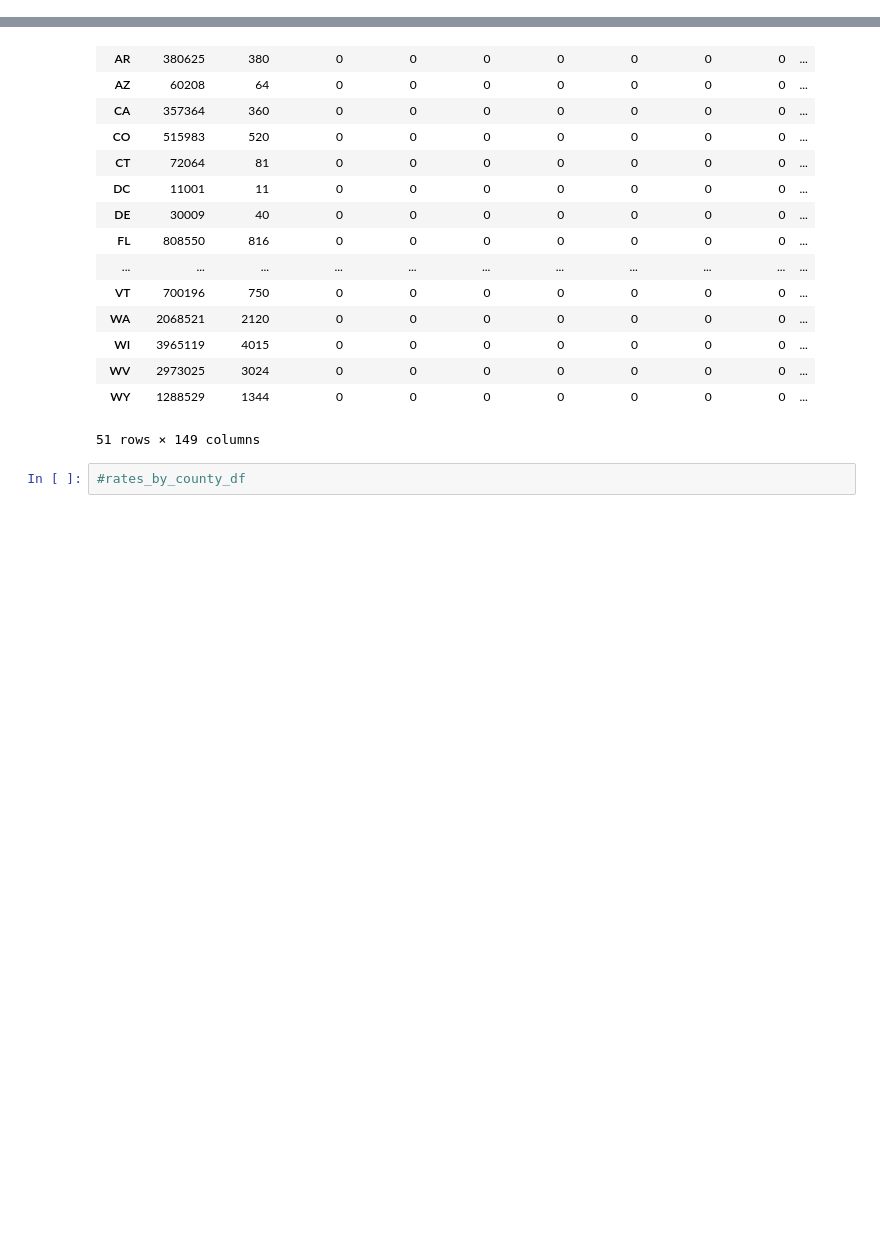
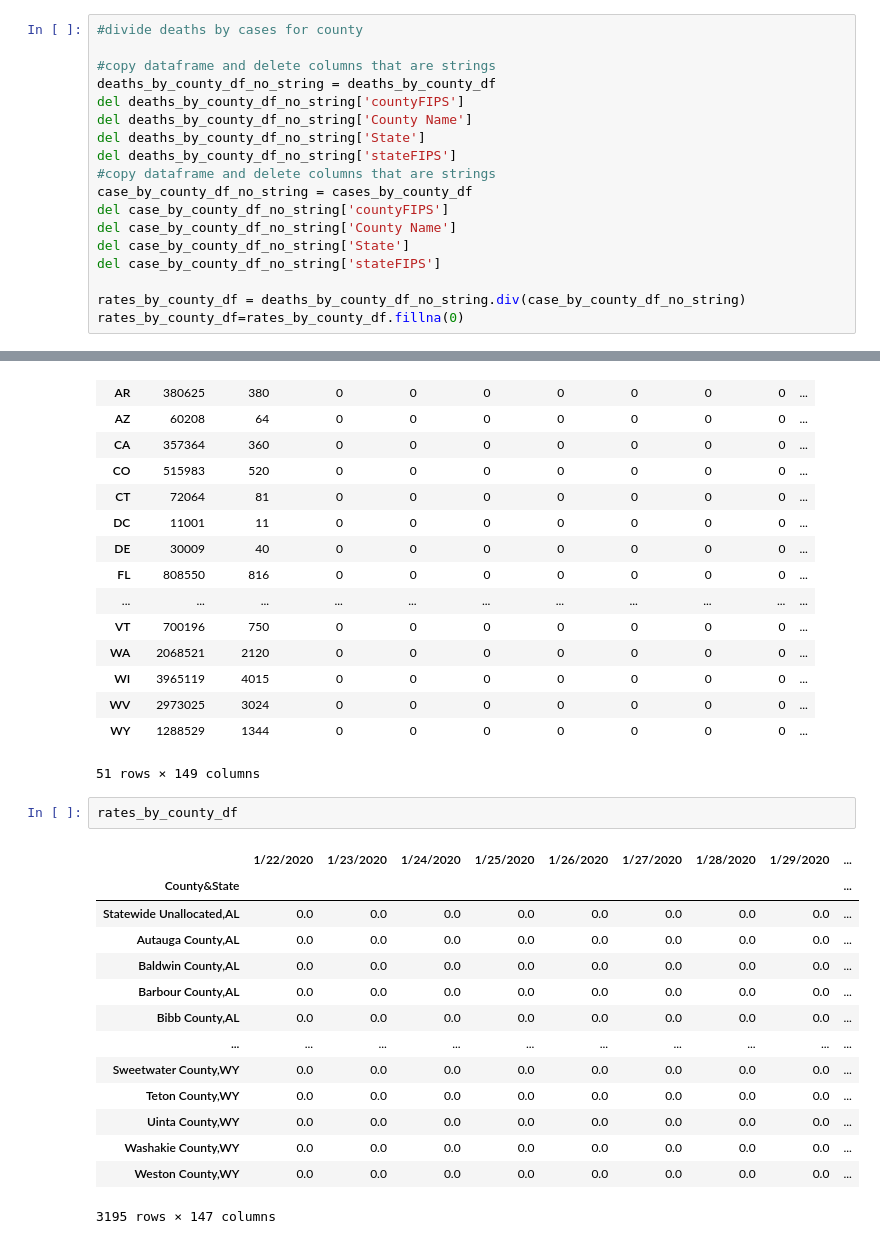
Before and after one commit to lewisaaronpaul/Project01_COVID-19_Analysis_TeamCool, a Jupyter notebook: initial_analysis.ipynb, the cells around one changed output, grey strips where cells are left out. Cells and saved outputs as stored; diff of their text form; blank space fills up the shorter version.

```diff
--- a/initial_analysis.ipynb
+++ b/initial_analysis.ipynb
@@ -82,3 +89,21 @@ rates_by_state_df = deaths_by_state_df.div(cases_by_state_df)
+# %%
+#divide deaths by cases for county
+
+#copy dataframe and delete columns that are strings
+deaths_by_county_df_no_string = deaths_by_county_df
+del deaths_by_county_df_no_string['countyFIPS']
+del deaths_by_county_df_no_string['County Name']
+del deaths_by_county_df_no_string['State']
+del deaths_by_county_df_no_string['stateFIPS']
+#copy dataframe and delete columns that are strings
+case_by_county_df_no_string = cases_by_county_df
+del case_by_county_df_no_string['countyFIPS']
+del case_by_county_df_no_string['County Name']
+del case_by_county_df_no_string['State']
+del case_by_county_df_no_string['stateFIPS']
+
+rates_by_county_df = deaths_by_county_df_no_string.div(case_by_county_df_no_string)
+rates_by_county_df=rates_by_county_df.fillna(0)
 # %%
 #export to csv
 #1. cases_by_county_df: confirmed cases by county, by day from 1/22/20 to 6/15/20, including a column for country population.
@@ -173,8 +198,23 @@ deaths_by_state_df
 | WV | 2973025 | 3024 | 0 | 0 | 0 | 0 | 0 | 0 | 0 | ... |
 | WY | 1288529 | 1344 | 0 | 0 | 0 | 0 | 0 | 0 | 0 | ... |
 51 rows × 149 columns
-# %%
-#rates_by_county_df
+# %%
+rates_by_county_df
+# %% [output]
+|  | 1/22/2020 | 1/23/2020 | 1/24/2020 | 1/25/2020 | 1/26/2020 | 1/27/2020 | 1/28/2020 | 1/29/2020 | ... |
+| County&State |  |  |  |  |  |  |  |  | ... |
+| Statewide Unallocated,AL | 0.0 | 0.0 | 0.0 | 0.0 | 0.0 | 0.0 | 0.0 | 0.0 | ... |
+| Autauga County,AL | 0.0 | 0.0 | 0.0 | 0.0 | 0.0 | 0.0 | 0.0 | 0.0 | ... |
+| Baldwin County,AL | 0.0 | 0.0 | 0.0 | 0.0 | 0.0 | 0.0 | 0.0 | 0.0 | ... |
+| Barbour County,AL | 0.0 | 0.0 | 0.0 | 0.0 | 0.0 | 0.0 | 0.0 | 0.0 | ... |
+| Bibb County,AL | 0.0 | 0.0 | 0.0 | 0.0 | 0.0 | 0.0 | 0.0 | 0.0 | ... |
+| ... | ... | ... | ... | ... | ... | ... | ... | ... | ... |
+| Sweetwater County,WY | 0.0 | 0.0 | 0.0 | 0.0 | 0.0 | 0.0 | 0.0 | 0.0 | ... |
+| Teton County,WY | 0.0 | 0.0 | 0.0 | 0.0 | 0.0 | 0.0 | 0.0 | 0.0 | ... |
+| Uinta County,WY | 0.0 | 0.0 | 0.0 | 0.0 | 0.0 | 0.0 | 0.0 | 0.0 | ... |
+| Washakie County,WY | 0.0 | 0.0 | 0.0 | 0.0 | 0.0 | 0.0 | 0.0 | 0.0 | ... |
+| Weston County,WY | 0.0 | 0.0 | 0.0 | 0.0 | 0.0 | 0.0 | 0.0 | 0.0 | ... |
+3195 rows × 147 columns
 # %%
 rates_by_state_df
 # %% [output]
```
Also changed, not shown: parts of 14 cells of this notebook, 4 other files.
